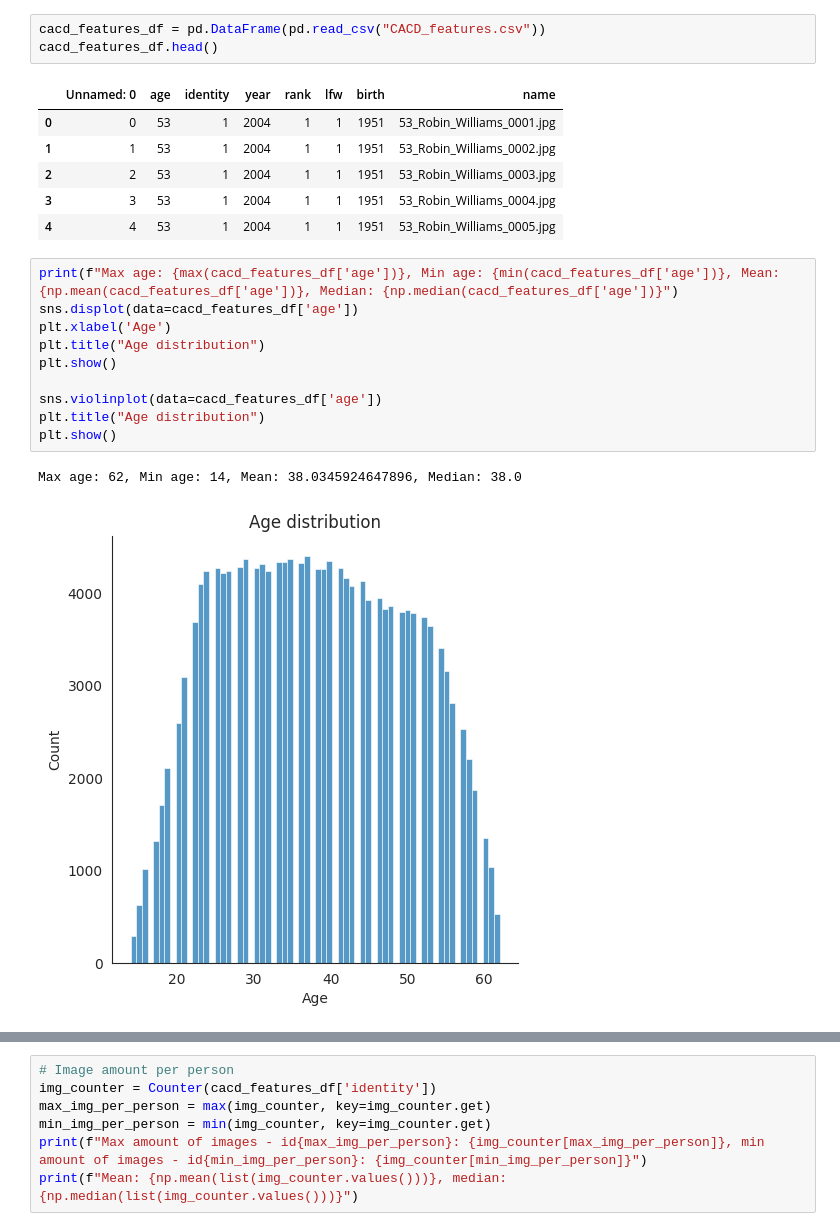
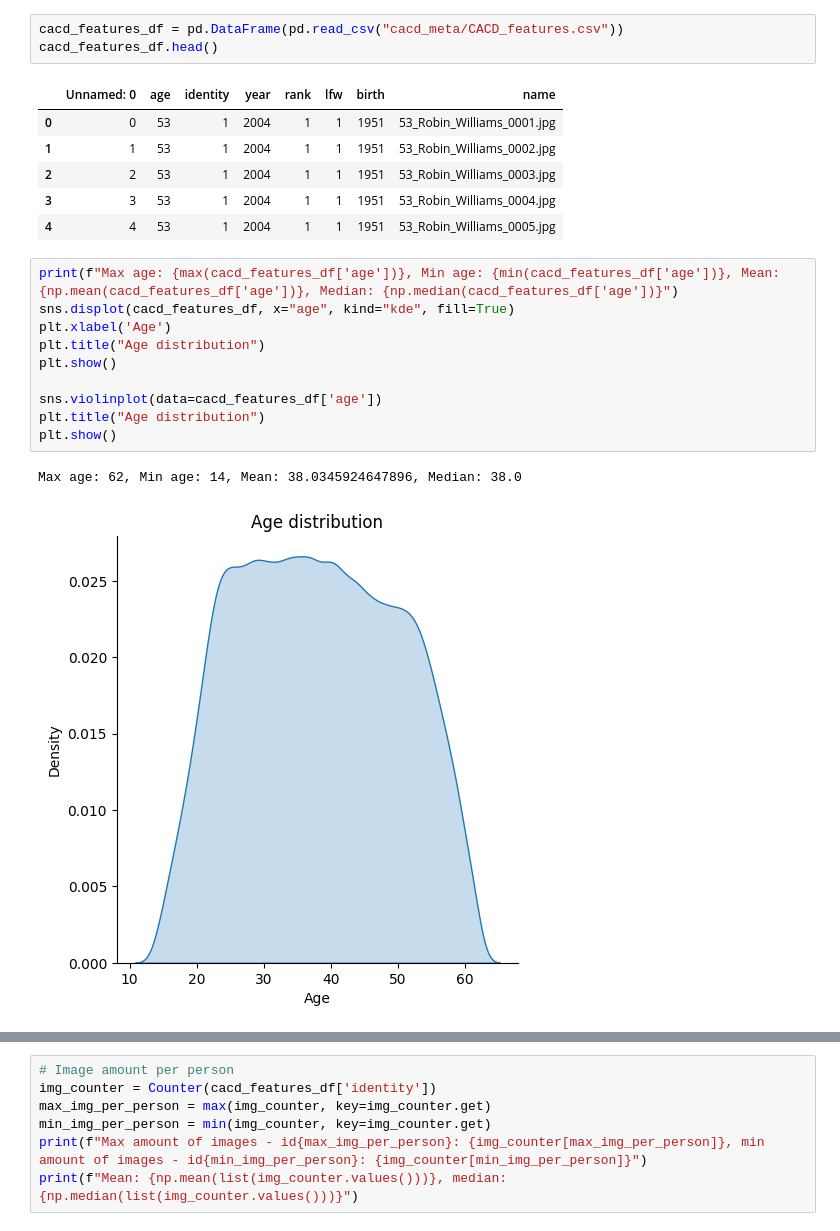
Before and after one commit to pdombrza/face-aging-models, a Jupyter notebook: analysis.ipynb, the cells around one changed output, grey strips where cells are left out. Cells and saved outputs as stored; diff of their text form.

Commit message:
Added some extra plots for new data

```diff
--- a/analysis.ipynb
+++ b/analysis.ipynb
@@ -119,7 +119,7 @@ Większość obrazów ma szerokości ok. 400px i wysokości ok. 500px, ale istni
 # %% [markdown]
 ### Dataset CACD
 # %%
-cacd_features_df = pd.DataFrame(pd.read_csv("CACD_features.csv"))
+cacd_features_df = pd.DataFrame(pd.read_csv("cacd_meta/CACD_features.csv"))
 cacd_features_df.head()
 # %% [output]
 |  | Unnamed: 0 | age | identity | year | rank | lfw | birth | name |
@@ -130,14 +130,14 @@ cacd_features_df.head()
 | 4 | 4 | 53 | 1 | 2004 | 1 | 1 | 1951 | 53_Robin_Williams_0005.jpg |
 # %%
 print(f"Max age: {max(cacd_features_df['age'])}, Min age: {min(cacd_features_df['age'])}, Mean: {np.mean(cacd_features_df['age'])}, Median: {np.median(cacd_features_df['age'])}")
-sns.displot(data=cacd_features_df['age'])
+sns.displot(cacd_features_df, x="age", kind="kde", fill=True)
 plt.xlabel('Age')
 plt.title("Age distribution")
 plt.show()
 
 sns.violinplot(data=cacd_features_df['age'])
 plt.title("Age distribution")
 plt.show()
 # %% [output]
 Max age: 62, Min age: 14, Mean: 38.0345924647896, Median: 38.0
-[figure, old version]
+[figure, new version]
```
Also changed, not shown: parts of 4 cells of this notebook.
